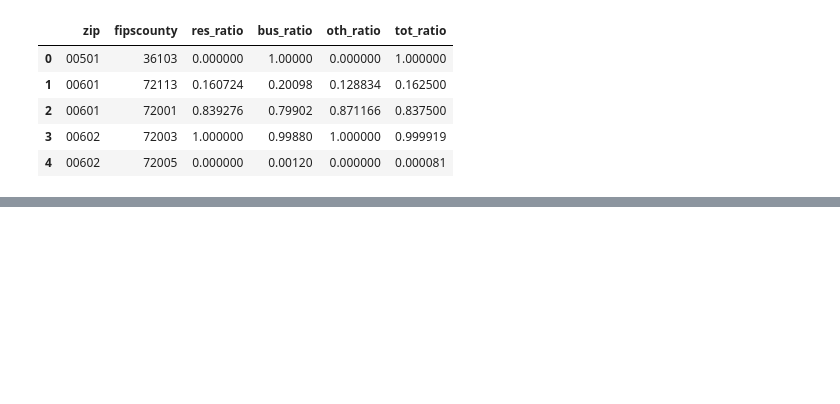
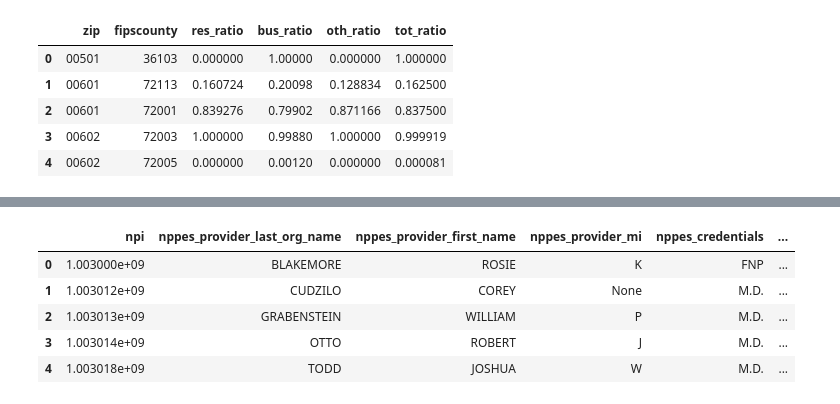
Before and after one commit to NSS-Data-Analytics-Cohort-14/prescribers-python-da14-too-legit-to-git, a Jupyter notebook: notebooks/perscribers_2.ipynb, the cells around one changed output, grey strips where cells are left out. Drawn from its saved outputs; the diff is of its cells as text; code cells hidden in the pictures; blank space fills up the shorter version.

```diff
--- a/notebooks/perscribers_2.ipynb
+++ b/notebooks/perscribers_2.ipynb
@@ -156,0 +172,12 @@ fips_zip_df.head()
+# %%
+with engine.connect() as connection:
+    prescriber_df = pd.read_sql(text(presc), con = connection)
+
+prescriber_df.head()
+# %% [output]
+|  | npi | nppes_provider_last_org_name | nppes_provider_first_name | nppes_provider_mi | nppes_credentials | ... |
+| 0 | 1.003000e+09 | BLAKEMORE | ROSIE | K | FNP | ... |
+| 1 | 1.003012e+09 | CUDZILO | COREY | None | M.D. | ... |
+| 2 | 1.003013e+09 | GRABENSTEIN | WILLIAM | P | M.D. | ... |
+| 3 | 1.003014e+09 | OTTO | ROBERT | J | M.D. | ... |
+| 4 | 1.003018e+09 | TODD | JOSHUA | W | M.D. | ... |
```
Also changed, not shown: parts of 28 cells of this notebook.
